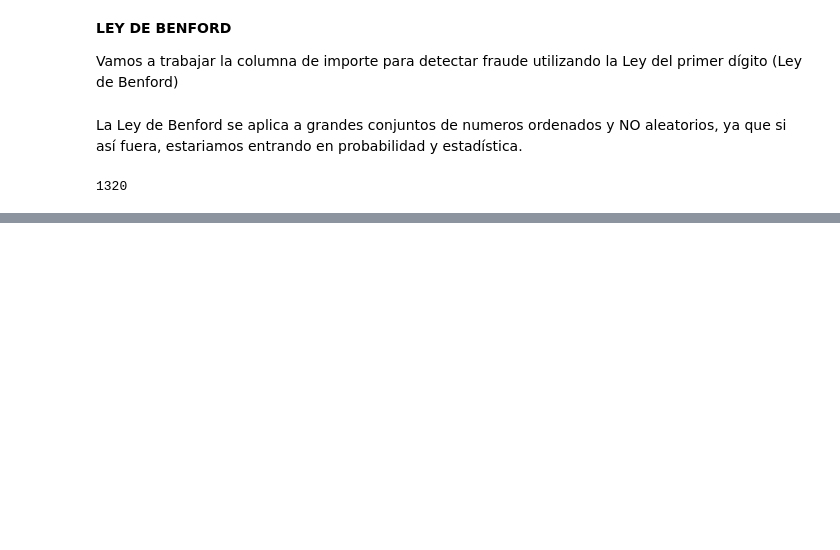
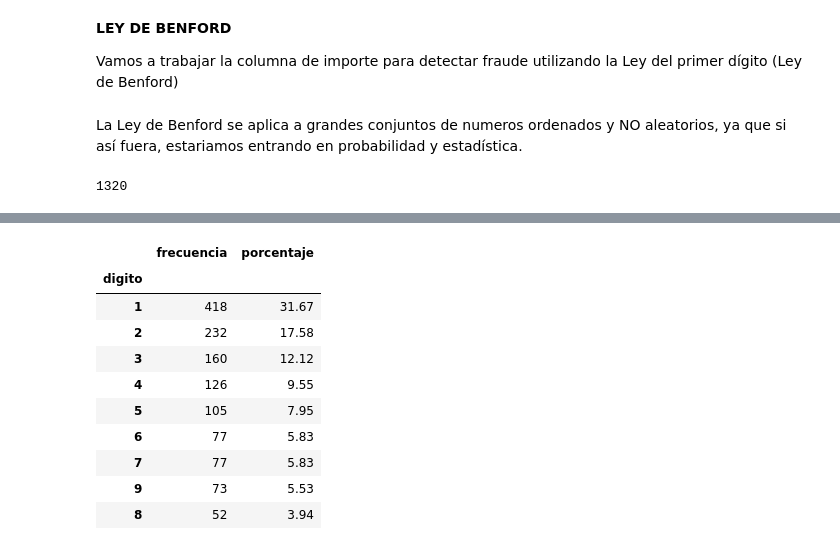
Before and after one commit to francovillagra/Ciencia-de-datos-para-Auditores, a Jupyter notebook: Modulo 2.ipynb, the cells around one changed output, grey strips where cells are left out. Saved outputs shown, nothing was run; the diff lists cells and outputs as text; code cells hidden in the pictures; blank space fills up the shorter version.

```diff
--- a/Modulo 2.ipynb
+++ b/Modulo 2.ipynb
@@ -924,0 +955,27 @@ len(lista_primer_dígito)
+# %%
+# Ordenamos la lista
+lista_primer_dígito.sort()
+
+# Convertimos la lista a un DataFrame con una columna explícita
+mis_datos = pd.DataFrame(lista_primer_dígito, columns=['digito'])
+
+# Contamos las frecuencias y creamos un DataFrame
+mis_datos = mis_datos['digito'].value_counts().to_frame(name='frecuencia')
+
+# Calculamos el porcentaje de cada frecuencia
+mis_datos['porcentaje'] = (mis_datos['frecuencia'] / mis_datos['frecuencia'].sum()) * 100
+
+# Mostramos el DataFrame
+mis_datos
+# %% [output]
+|  | frecuencia | porcentaje |
+| digito |  |  |
+| 1 | 418 | 31.67 |
+| 2 | 232 | 17.58 |
+| 3 | 160 | 12.12 |
+| 4 | 126 | 9.55 |
+| 5 | 105 | 7.95 |
+| 6 | 77 | 5.83 |
+| 7 | 77 | 5.83 |
+| 9 | 73 | 5.53 |
+| 8 | 52 | 3.94 |
```
Also changed, not shown: parts of 10 cells of this notebook.
